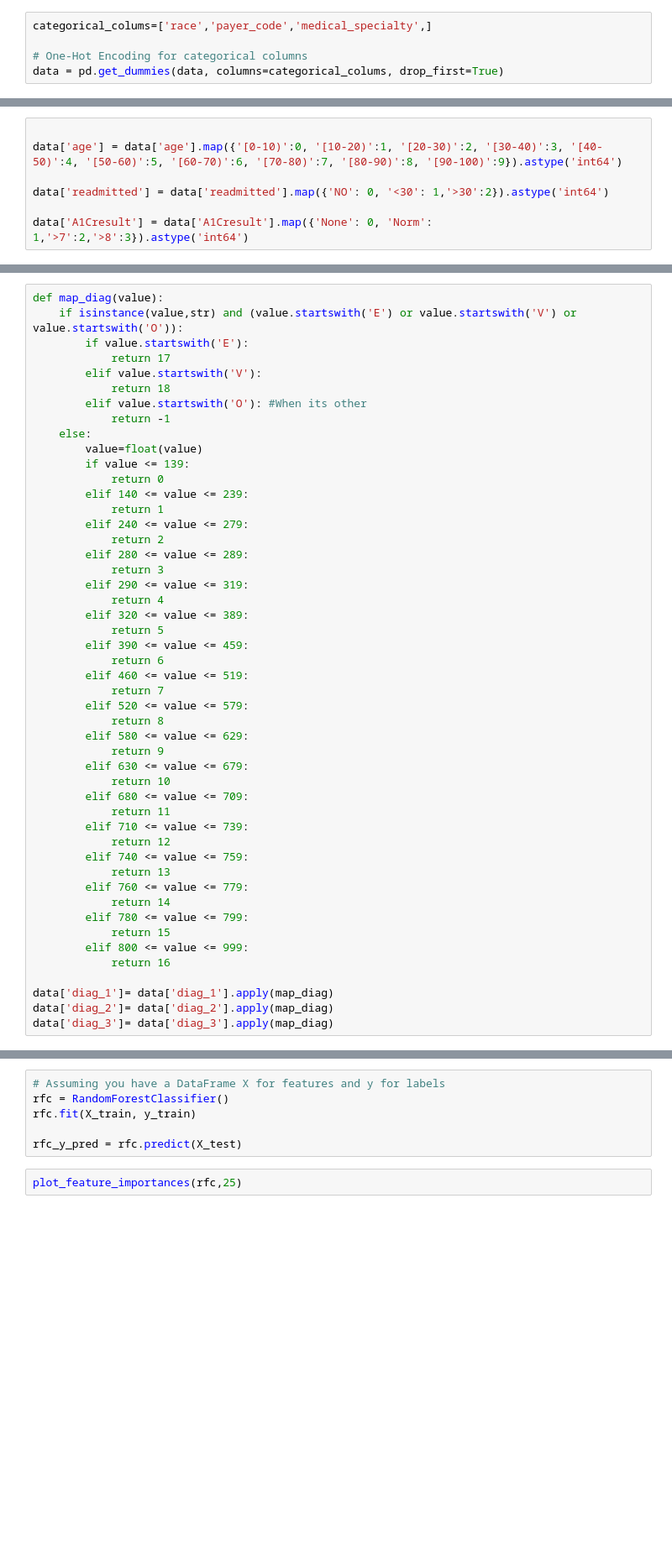
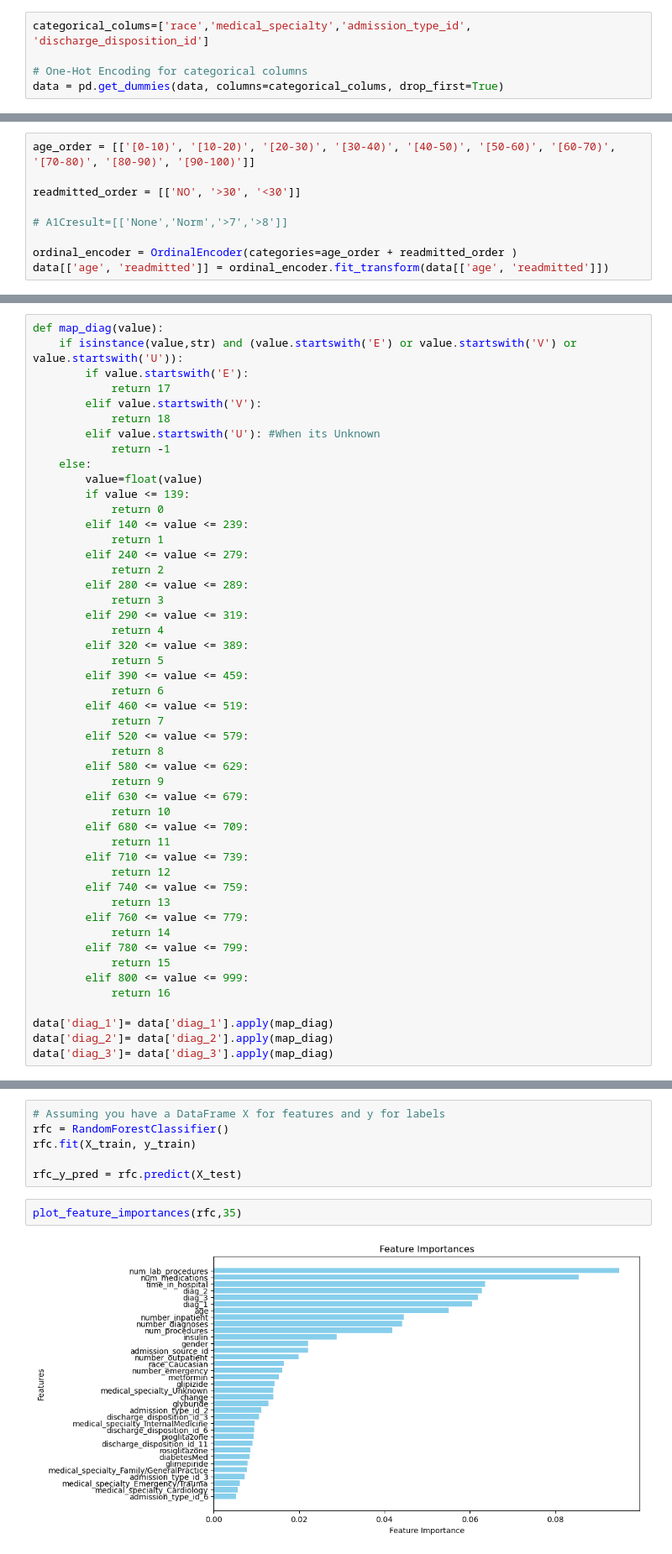
Before and after one commit to Coolnam3/ML_Project, a Jupyter notebook: main.ipynb, the cells around one changed output, grey strips where cells are left out. Shown: that part at 84% size. Saved outputs shown, nothing was run; the diff lists cells and outputs as text; blank space fills up the shorter version.

```diff
--- a/main.ipynb
+++ b/main.ipynb
@@ -211,19 +259,21 @@ data[medication_columns] = data[medication_columns].replace({'Steady': 1, 'No':
 # %% [markdown]
 Encode the categorical columns
 # %%
-categorical_colums=['race','payer_code','medical_specialty',]
+categorical_colums=['race','medical_specialty','admission_type_id', 'discharge_disposition_id']
 
 # One-Hot Encoding for categorical columns
 data = pd.get_dummies(data, columns=categorical_colums, drop_first=True)
 # %% [markdown]
 Encode Ordinal columns
-# %%
-
-data['age'] = data['age'].map({'[0-10)':0, '[10-20)':1, '[20-30)':2, '[30-40)':3, '[40-50)':4, '[50-60)':5, '[60-70)':6, '[70-80)':7, '[80-90)':8, '[90-100)':9}).astype('int64')
-
-data['readmitted'] = data['readmitted'].map({'NO': 0, '<30': 1,'>30':2}).astype('int64')
-
-data['A1Cresult'] = data['A1Cresult'].map({'None': 0, 'Norm': 1,'>7':2,'>8':3}).astype('int64')
+# %%
+age_order = [['[0-10)', '[10-20)', '[20-30)', '[30-40)', '[40-50)', '[50-60)', '[60-70)', '[70-80)', '[80-90)', '[90-100)']]
+
+readmitted_order = [['NO', '>30', '<30']]
+
+# A1Cresult=[['None','Norm','>7','>8']]
+
+ordinal_encoder = OrdinalEncoder(categories=age_order + readmitted_order )
+data[['age', 'readmitted']] = ordinal_encoder.fit_transform(data[['age', 'readmitted']])
 # %% [markdown]
 Encode the diagnoses
 
@@ -231,12 +281,12 @@ The diagnoses are encoded with ICD-9. https://en.wikipedia.org/wiki/List_of_ICD-
 This means we can categorize them into 19 categories to simplify the data. E and V being divided into 2 categories instead of one.
 # %%
 def map_diag(value):
-    if isinstance(value,str) and (value.startswith('E') or value.startswith('V') or value.startswith('O')):
+    if isinstance(value,str) and (value.startswith('E') or value.startswith('V') or value.startswith('U')):
         if value.startswith('E'):
             return 17
         elif value.startswith('V'):
             return 18
-        elif value.startswith('O'): #When its other
+        elif value.startswith('U'): #When its Unknown
             return -1
     else:
         value=float(value)
@@ -386,7 +463,9 @@ rfc.fit(X_train, y_train)
 
 rfc_y_pred = rfc.predict(X_test)
 # %%
-plot_feature_importances(rfc,25)
+plot_feature_importances(rfc,35)
+# %% [output]
+[figure, added]
 # %%
 
 # Evaluate
```
Also changed, not shown: parts of 13 cells of this notebook.
